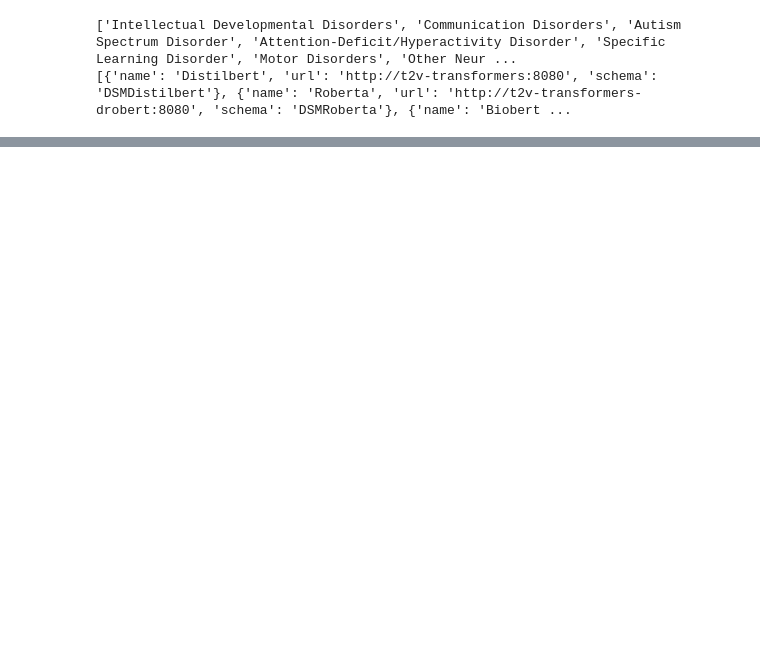
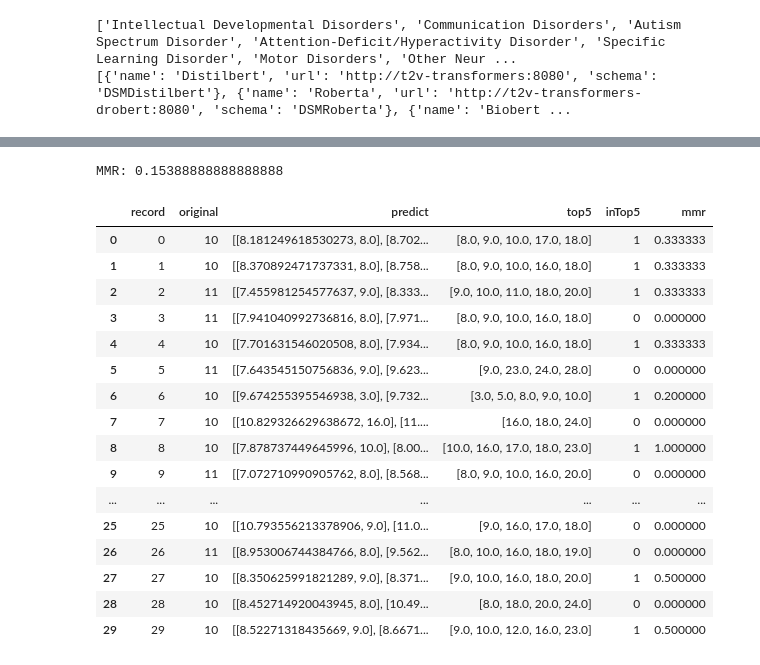
Before and after one commit to robrohan/AUT, a Jupyter notebook: ENGE817/Report/4_score_records.ipynb, the cells around one changed output, grey strips where cells are left out. Cells and saved outputs as stored; diff of their text form; code cells hidden in the pictures; blank space fills up the shorter version.

```diff
--- a/ENGE817/Report/4_score_records.ipynb
+++ b/ENGE817/Report/4_score_records.ipynb
@@ -201,0 +247,28 @@ display(df_results)
+# %%
+def mmr(orig, top5):
+    idx = np.where(top5 == orig)[0]
+    return (1/(idx+1) if idx.size != 0 else [0])[0]
+
+df_results['mmr'] = df_results.apply(lambda x: mmr(orig=x['original'], top5=x['top5']), axis=1)
+
+print(f"MMR: {df_results['mmr'].sum() / test_range}")
+display(df_results)
+# %% [output]
+MMR: 0.15388888888888888
+|  | record | original | predict | top5 | inTop5 | mmr |
+| 0 | 0 | 10 | [[8.181249618530273, 8.0], [8.702... | [8.0, 9.0, 10.0, 17.0, 18.0] | 1 | 0.333333 |
+| 1 | 1 | 10 | [[8.370892471737331, 8.0], [8.758... | [8.0, 9.0, 10.0, 16.0, 18.0] | 1 | 0.333333 |
+| 2 | 2 | 11 | [[7.455981254577637, 9.0], [8.333... | [9.0, 10.0, 11.0, 18.0, 20.0] | 1 | 0.333333 |
+| 3 | 3 | 11 | [[7.941040992736816, 8.0], [7.971... | [8.0, 9.0, 10.0, 16.0, 18.0] | 0 | 0.000000 |
+| 4 | 4 | 10 | [[7.701631546020508, 8.0], [7.934... | [8.0, 9.0, 10.0, 16.0, 18.0] | 1 | 0.333333 |
+| 5 | 5 | 11 | [[7.643545150756836, 9.0], [9.623... | [9.0, 23.0, 24.0, 28.0] | 0 | 0.000000 |
+| 6 | 6 | 10 | [[9.674255395546938, 3.0], [9.732... | [3.0, 5.0, 8.0, 9.0, 10.0] | 1 | 0.200000 |
+| 7 | 7 | 10 | [[10.829326629638672, 16.0], [11.... | [16.0, 18.0, 24.0] | 0 | 0.000000 |
+| 8 | 8 | 10 | [[7.878737449645996, 10.0], [8.00... | [10.0, 16.0, 17.0, 18.0, 23.0] | 1 | 1.000000 |
+| 9 | 9 | 11 | [[7.072710990905762, 8.0], [8.568... | [8.0, 9.0, 10.0, 16.0, 20.0] | 0 | 0.000000 |
+| ... | ... | ... | ... | ... | ... | ... |
+| 25 | 25 | 10 | [[10.793556213378906, 9.0], [11.0... | [9.0, 16.0, 17.0, 18.0] | 0 | 0.000000 |
+| 26 | 26 | 11 | [[8.953006744384766, 8.0], [9.562... | [8.0, 10.0, 16.0, 18.0, 19.0] | 0 | 0.000000 |
+| 27 | 27 | 10 | [[8.350625991821289, 9.0], [8.371... | [9.0, 10.0, 16.0, 18.0, 20.0] | 1 | 0.500000 |
+| 28 | 28 | 10 | [[8.452714920043945, 8.0], [10.49... | [8.0, 18.0, 20.0, 24.0] | 0 | 0.000000 |
+| 29 | 29 | 10 | [[8.52271318435669, 9.0], [8.6671... | [9.0, 10.0, 12.0, 16.0, 23.0] | 1 | 0.500000 |
```
Also changed, not shown: parts of 9 cells of this notebook, 1 other file.
